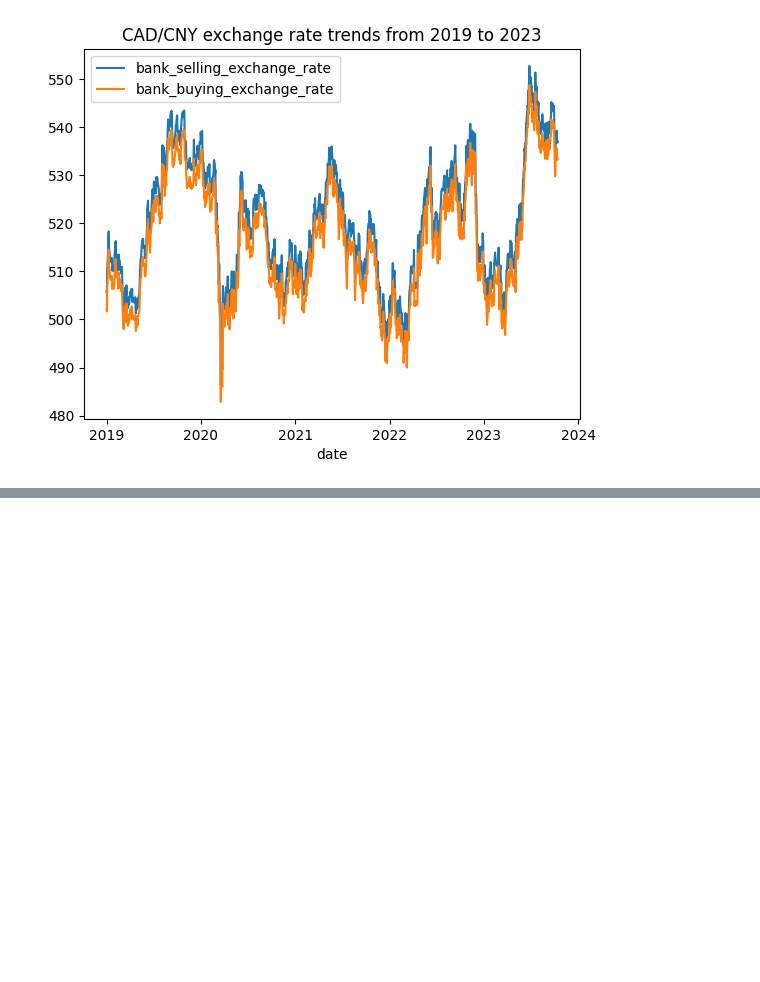
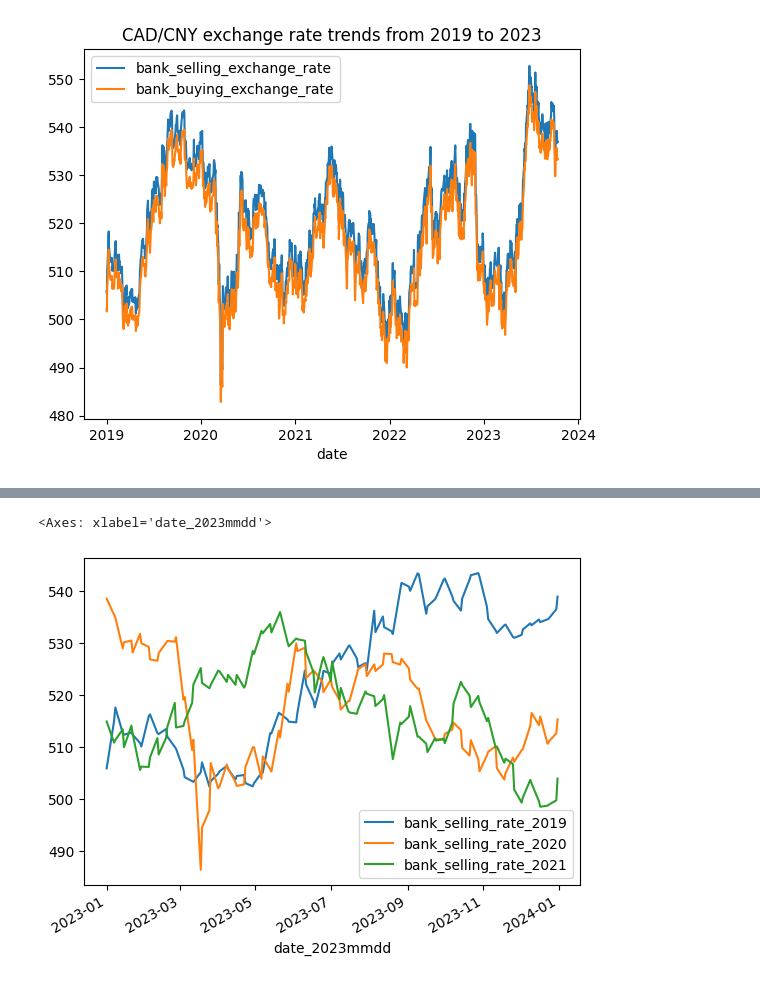
Before and after one commit to 5JKY/Project, a Jupyter notebook: proposal.ipynb, the cells around one changed output, grey strips where cells are left out. Drawn from its saved outputs; the diff is of its cells as text; code cells hidden in the pictures; blank space fills up the shorter version.

```diff
--- a/proposal.ipynb
+++ b/proposal.ipynb
@@ -85,0 +101,12 @@ exchange_rate.plot(x='date', title="CAD/CNY exchange rate trends from 2019 to 20
+# %%
+selling_2019 = exchange_rates['bank_selling_exchange_rate'][:ind2019]
+datetime_unify_2019to2023_ls = []
+for i in range(ind2019):
+    datetime_unify_2019to2023_ls.append(datetime.datetime(
+        year=2023, month=exchange_rates['date'][i].month, day=exchange_rates['date'][i].day
+        ))
+month_day_2019 = pd.Series(datetime_unify_2019to2023_ls)
+bank_selling_rate_2019 = pd.DataFrame({'bank_selling_rate_2019':selling_2019,
+                                       'date_2023mmdd': month_day_2019})
+# bank_selling_rate_2019.set_index(['date_2023mmdd'], inplace=True)
+bank_selling_rate_2019
@@ -85,0 +139,12 @@ exchange_rate.plot(x='date', title="CAD/CNY exchange rate trends from 2019 to 20
+# %%
+selling_2020 = exchange_rates['bank_selling_exchange_rate'][ind2019:ind2020]
+datetime_unify_2020to2023_ls = []
+for i in range(ind2019, ind2020):
+    datetime_unify_2020to2023_ls.append(datetime.datetime(
+        year=2023, month=exchange_rates['date'][i].month, day=exchange_rates['date'][i].day
+        ))
+month_day_2020 = pd.Series(datetime_unify_2020to2023_ls, index=[i for i in range(ind2019,ind2020)])
+bank_selling_rate_2020 = pd.DataFrame({'bank_selling_rate_2020':selling_2020,
+                                       'date_2023mmdd': month_day_2020})
+# bank_selling_rate_2020.set_index(['date_2023mmdd'], inplace=True)
+bank_selling_rate_2020
@@ -85,0 +165,12 @@ exchange_rate.plot(x='date', title="CAD/CNY exchange rate trends from 2019 to 20
+# %%
+selling_2021 = exchange_rates['bank_selling_exchange_rate'][ind2020:ind2021]
+datetime_unify_2021to2023_ls = []
+for i in range(ind2020, ind2021):
+    datetime_unify_2021to2023_ls.append(datetime.datetime(
+        year=2023, month=exchange_rates['date'][i].month, day=exchange_rates['date'][i].day
+        ))
+month_day_2021 = pd.Series(datetime_unify_2021to2023_ls, index=[i for i in range(ind2020,ind2021)])
+bank_selling_rate_2021 = pd.DataFrame({'bank_selling_rate_2021':selling_2021,
+                                       'date_2023mmdd': month_day_2021})
+# bank_selling_rate_2020.set_index(['date_2023mmdd'], inplace=True)
+bank_selling_rate_2021
@@ -85,0 +191,4 @@ exchange_rate.plot(x='date', title="CAD/CNY exchange rate trends from 2019 to 20
+# %%
+date_merged_2020 = pd.merge(bank_selling_rate_2019, bank_selling_rate_2020)
+date_merged_2021 = pd.merge(date_merged_2020, bank_selling_rate_2021)
+date_merged_2021
@@ -85,0 +209,5 @@ exchange_rate.plot(x='date', title="CAD/CNY exchange rate trends from 2019 to 20
+# %%
+date_merged_2021.plot(x='date_2023mmdd')
+# %% [output]
+<Axes: xlabel='date_2023mmdd'>
+[figure, added]
```
Also changed, not shown: parts of 29 cells of this notebook.
